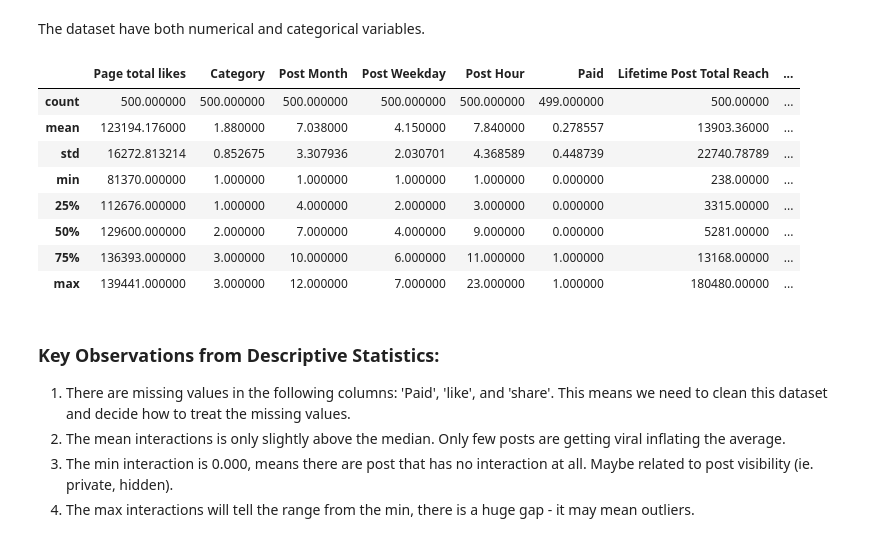
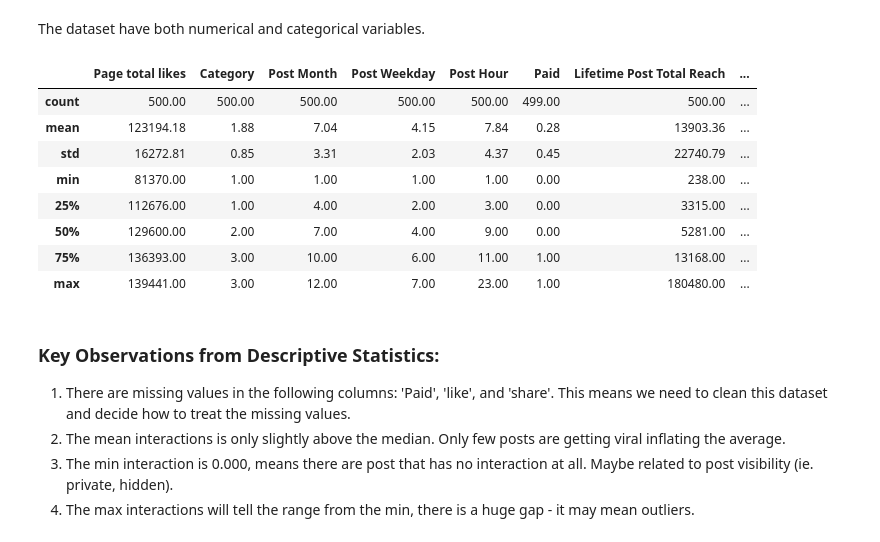
Before and after one commit to nicolous-peril/facebook-engagement-analysis, a Jupyter notebook: code/01_eda.ipynb, the cells around one changed output. Drawn from its saved outputs; the diff is of its cells as text; code cells hidden in the pictures.

```diff
--- a/code/01_eda.ipynb
+++ b/code/01_eda.ipynb
@@ -67,17 +67,17 @@ memory usage: 74.3+ KB
 # %% [markdown]
 The dataset have both numerical and categorical variables.
 # %%
-df.describe()
+df.describe().round(2)
 # %% [output]
 |  | Page total likes | Category | Post Month | Post Weekday | Post Hour | Paid | Lifetime Post Total Reach | ... |
-| count | 500.000000 | 500.000000 | 500.000000 | 500.000000 | 500.000000 | 499.000000 | 500.00000 | ... |
-| mean | 123194.176000 | 1.880000 | 7.038000 | 4.150000 | 7.840000 | 0.278557 | 13903.36000 | ... |
-| std | 16272.813214 | 0.852675 | 3.307936 | 2.030701 | 4.368589 | 0.448739 | 22740.78789 | ... |
-| min | 81370.000000 | 1.000000 | 1.000000 | 1.000000 | 1.000000 | 0.000000 | 238.00000 | ... |
-| 25% | 112676.000000 | 1.000000 | 4.000000 | 2.000000 | 3.000000 | 0.000000 | 3315.00000 | ... |
-| 50% | 129600.000000 | 2.000000 | 7.000000 | 4.000000 | 9.000000 | 0.000000 | 5281.00000 | ... |
-| 75% | 136393.000000 | 3.000000 | 10.000000 | 6.000000 | 11.000000 | 1.000000 | 13168.00000 | ... |
-| max | 139441.000000 | 3.000000 | 12.000000 | 7.000000 | 23.000000 | 1.000000 | 180480.00000 | ... |
+| count | 500.00 | 500.00 | 500.00 | 500.00 | 500.00 | 499.00 | 500.00 | ... |
+| mean | 123194.18 | 1.88 | 7.04 | 4.15 | 7.84 | 0.28 | 13903.36 | ... |
+| std | 16272.81 | 0.85 | 3.31 | 2.03 | 4.37 | 0.45 | 22740.79 | ... |
+| min | 81370.00 | 1.00 | 1.00 | 1.00 | 1.00 | 0.00 | 238.00 | ... |
+| 25% | 112676.00 | 1.00 | 4.00 | 2.00 | 3.00 | 0.00 | 3315.00 | ... |
+| 50% | 129600.00 | 2.00 | 7.00 | 4.00 | 9.00 | 0.00 | 5281.00 | ... |
+| 75% | 136393.00 | 3.00 | 10.00 | 6.00 | 11.00 | 1.00 | 13168.00 | ... |
+| max | 139441.00 | 3.00 | 12.00 | 7.00 | 23.00 | 1.00 | 180480.00 | ... |
 # %% [markdown]
 ### Key Observations from Descriptive Statistics:
 1. There are missing values in the following columns: 'Paid', 'like', and 'share'. This means we need to clean this dataset and decide how to treat the missing values.
```
Also changed, not shown: 1 other file.
